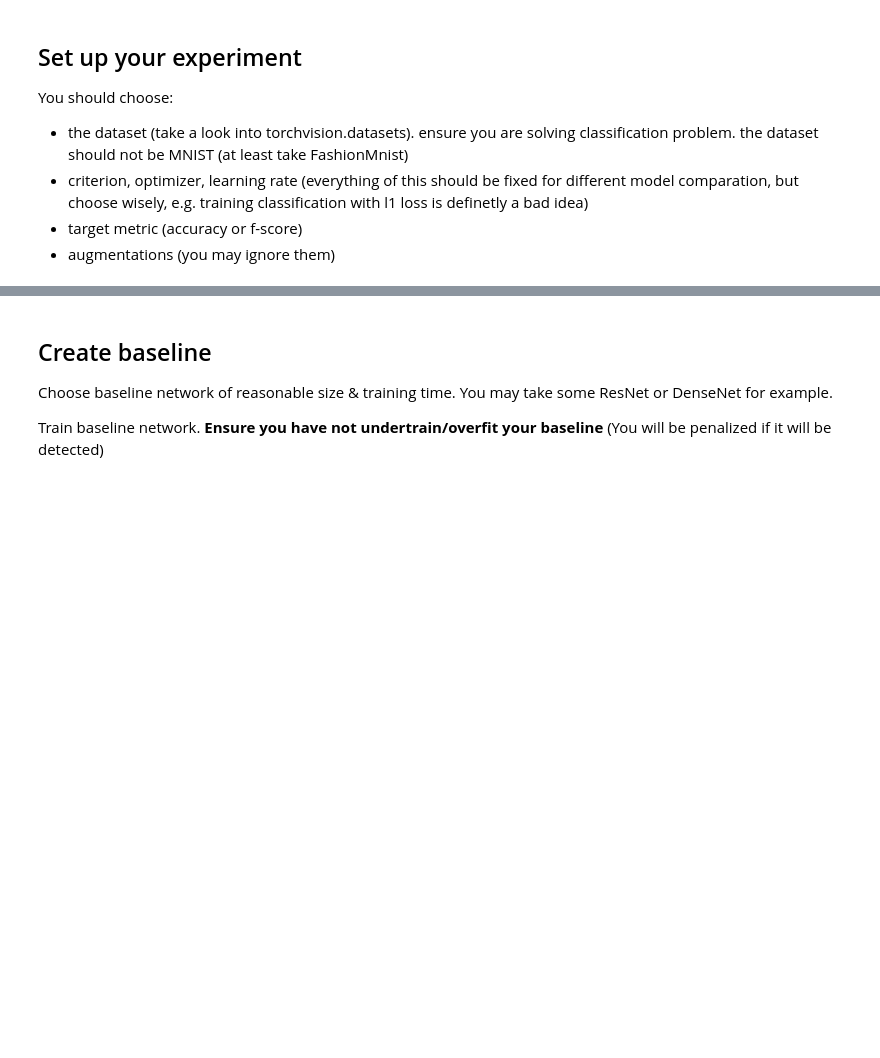
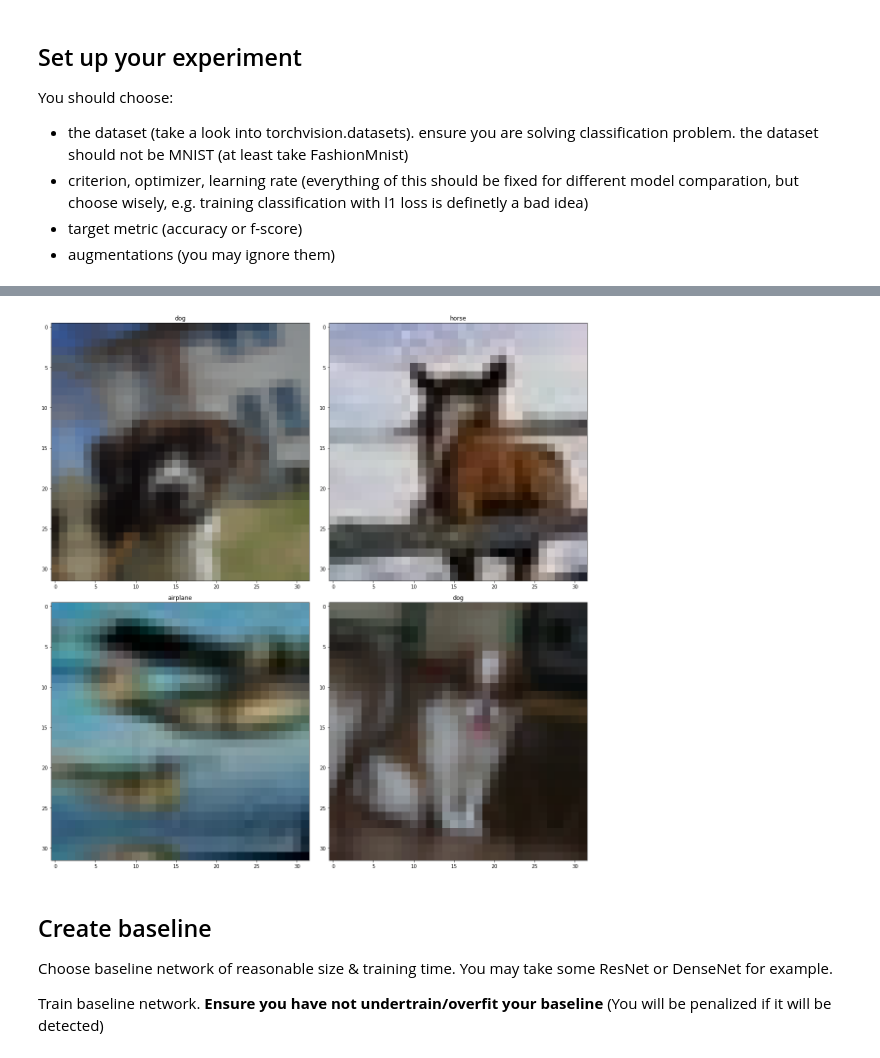
Before and after one commit to Podidiving/standalone_self_attention, a Jupyter notebook: DL_Research101.ipynb, the cells around one changed output, grey strips where cells are left out. Saved outputs shown, nothing was run; the diff lists cells and outputs as text; code cells hidden in the pictures; blank space fills up the shorter version.

```diff
--- a/DL_Research101.ipynb
+++ b/DL_Research101.ipynb
@@ -38,0 +72,7 @@ You should choose:
+# %%
+# get some augmentations
+
+train_data_transforms, valid_data_transforms, show_transforms = get_transforms()
+show_examples(train_data, show_transforms)
+# %% [output]
+[figure, added]
```
Also changed, not shown: parts of 47 cells of this notebook.
